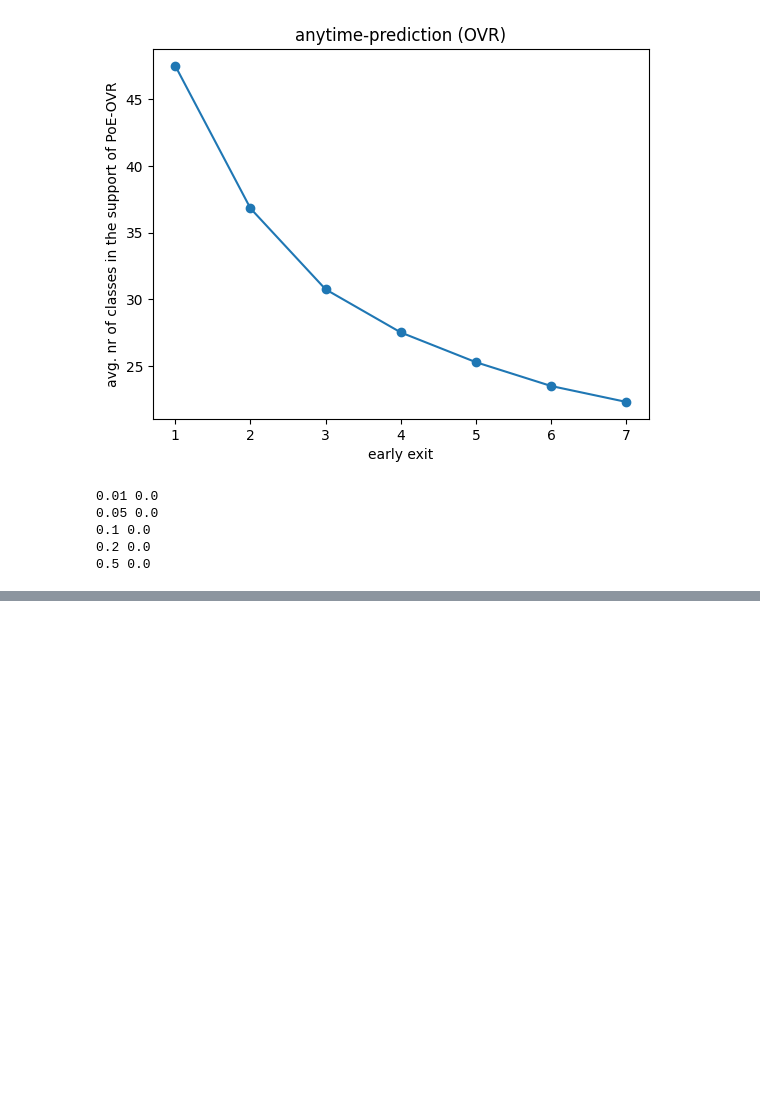
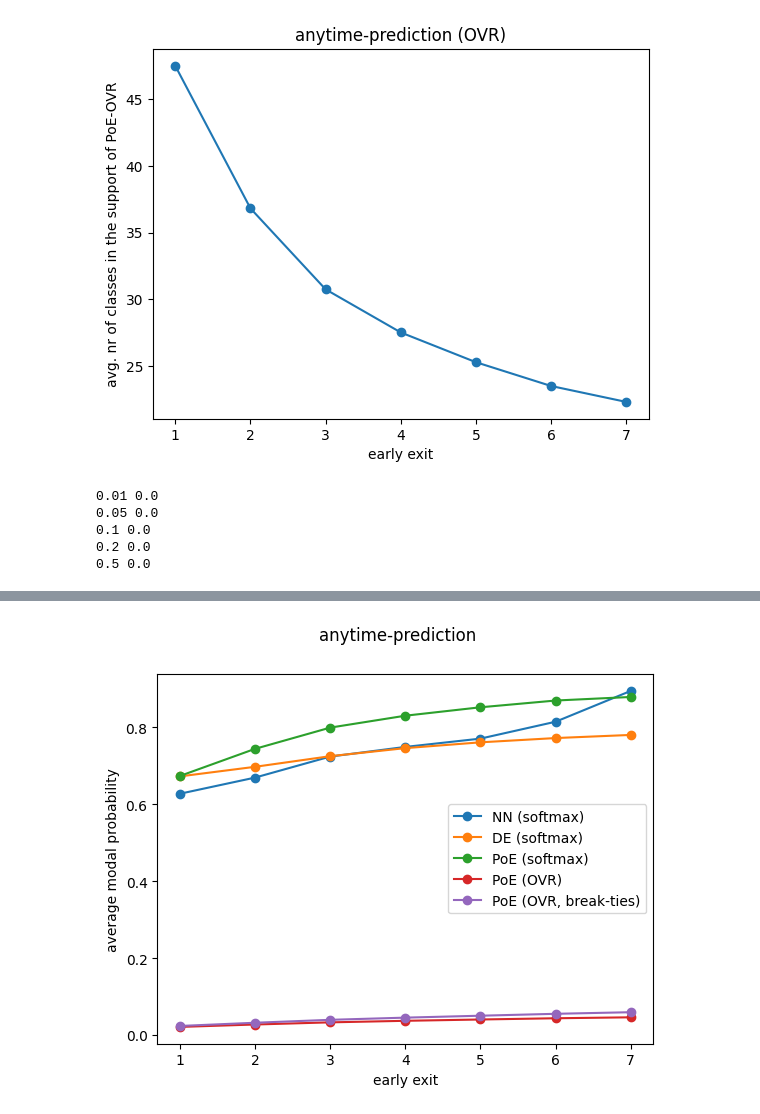
Before and after one commit to metodj/MSDNet-PyTorch, a Jupyter notebook: modal_probs.ipynb, the cells around one changed output, grey strips where cells are left out. Cells and saved outputs as stored; diff of their text form; code cells hidden in the pictures; blank space fills up the shorter version.

```diff
--- a/modal_probs.ipynb
+++ b/modal_probs.ipynb
@@ -256,0 +396,17 @@ for thres, val in modal_probs_ovr.items():
+# %%
+for _preds, _poe, label in [(preds, probs, 'NN (softmax)'),
+                            (preds_de, probs_de, 'DE (softmax)'),
+                            (preds_poe, probs_poe, 'PoE (softmax)'),
+                            (preds_poe_ovr, probs_poe_ovr, 'PoE (OVR)'),
+                            (preds_poe_ovr_break_ties, probs_poe_ovr_break_ties, 'PoE (OVR, break-ties)')]:
+    modal_probs = modal_probs_average(_preds, _poe, L)
+    plt.plot(early_exits, modal_probs.numpy(), marker='o', label=label)
+plt.legend()
+plt.xlabel('early exit')
+plt.ylabel('average modal probability')
+
+
+plt.suptitle('anytime-prediction')
+plt.show()
+# %% [output]
+[figure, added]
```
Also changed, not shown: parts of 21 cells of this notebook.
